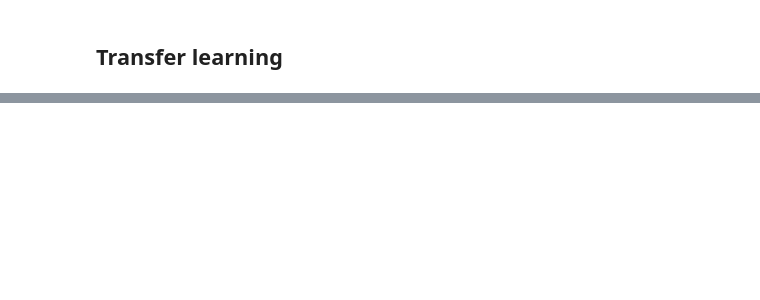
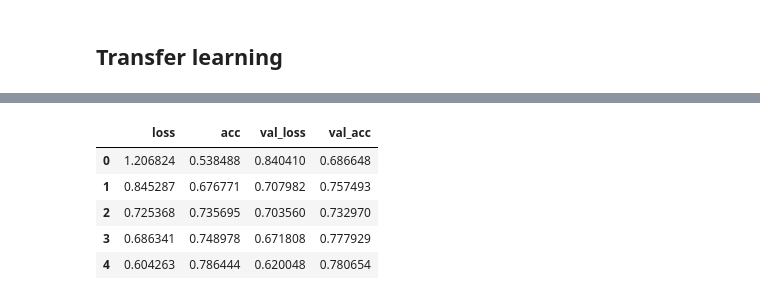
Before and after one commit to FabianAndersson17/Deep_learning_Fabian_Andersson, a Jupyter notebook: Code-alongs/Lec6-Transfer_learning.ipynb, the cells around one changed output, grey strips where cells are left out. Cells and saved outputs as stored; diff of their text form; code cells hidden in the pictures; blank space fills up the shorter version.

```diff
--- a/Code-alongs/Lec6-Transfer_learning.ipynb
+++ b/Code-alongs/Lec6-Transfer_learning.ipynb
@@ -133,0 +175,10 @@ _________________________________________________________________
+# %%
+metrics = pd.DataFrame(model.history.history)
+metrics.head()
+# %% [output]
+|  | loss | acc | val_loss | val_acc |
+| 0 | 1.206824 | 0.538488 | 0.840410 | 0.686648 |
+| 1 | 0.845287 | 0.676771 | 0.707982 | 0.757493 |
+| 2 | 0.725368 | 0.735695 | 0.703560 | 0.732970 |
+| 3 | 0.686341 | 0.748978 | 0.671808 | 0.777929 |
+| 4 | 0.604263 | 0.786444 | 0.620048 | 0.780654 |
```
Also changed, not shown: parts of 14 cells of this notebook.
